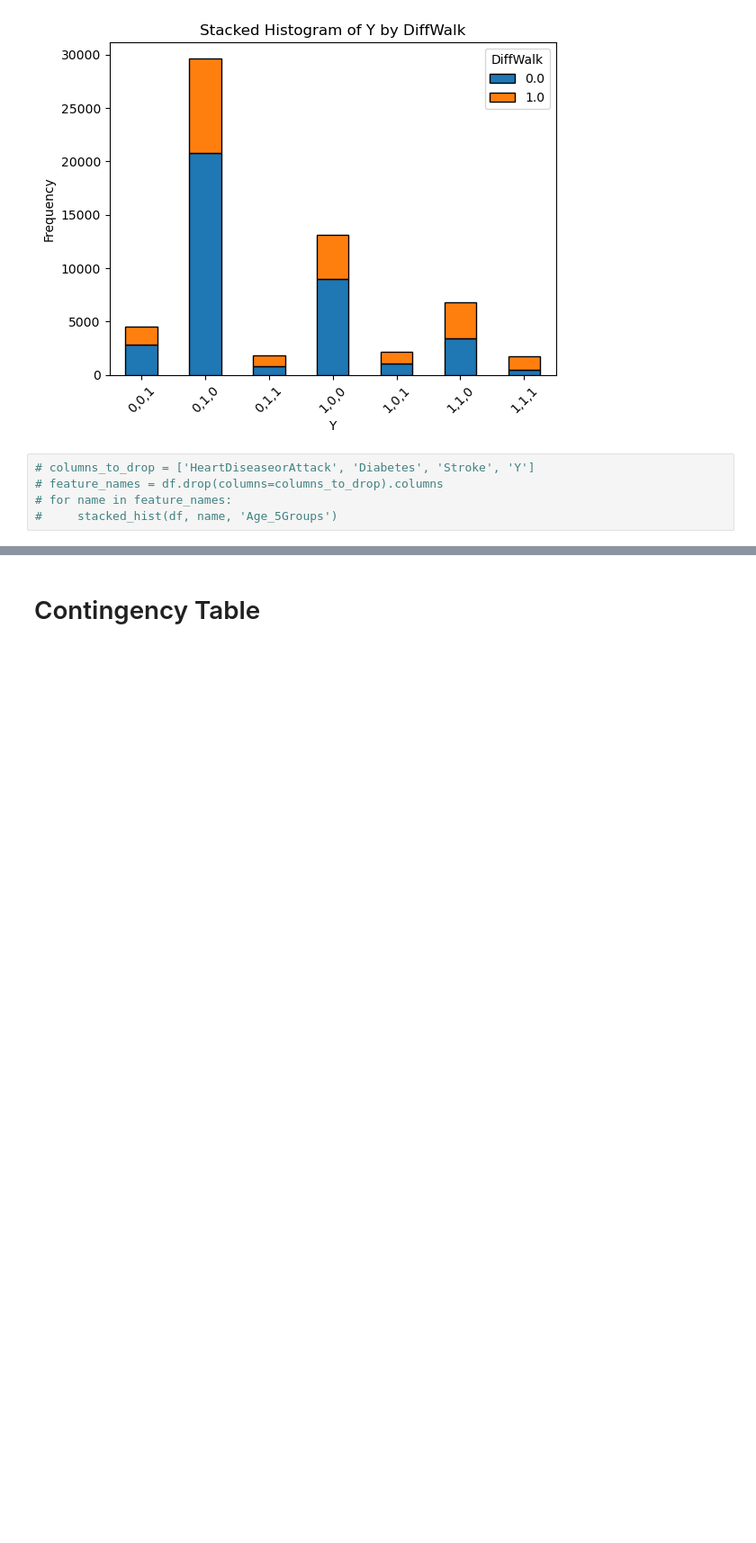
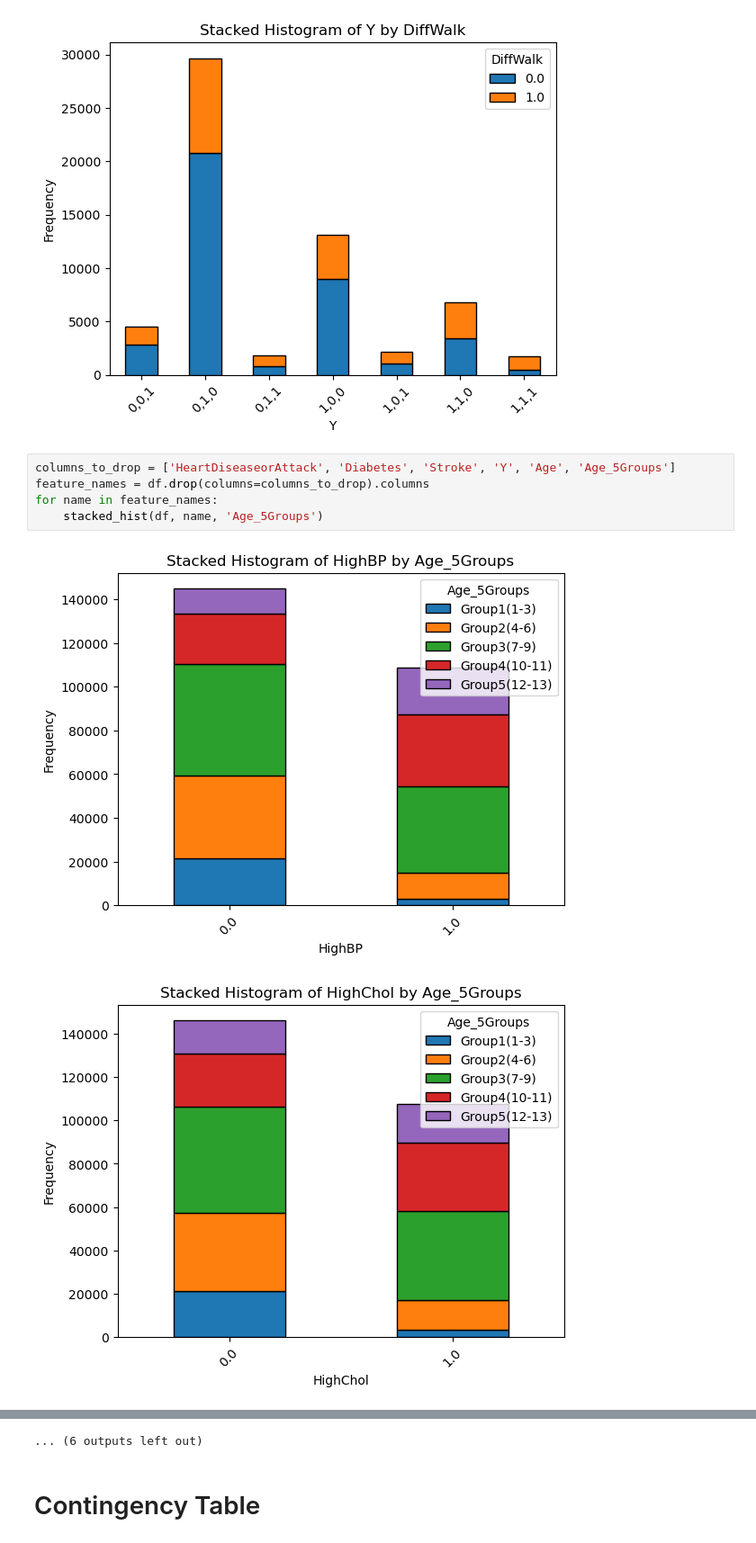
Before and after one commit to hubao666/Data-Analysis-for-BRFSS2015-Data, a Jupyter notebook: mid_proj.ipynb, the cells around one changed output, grey strips where cells are left out. Shown at 90% size. Saved outputs shown, nothing was run; the diff lists cells and outputs as text; blank space fills up the shorter version.

```diff
--- a/mid_proj.ipynb
+++ b/mid_proj.ipynb
@@ -114,7 +115,10 @@ stacked_hist(df, 'Y', 'DiffWalk', drop_Y000=True)
 # %% [output]
 [figure]
 # %%
-# columns_to_drop = ['HeartDiseaseorAttack', 'Diabetes', 'Stroke', 'Y']
-# feature_names = df.drop(columns=columns_to_drop).columns
-# for name in feature_names:
-#     stacked_hist(df, name, 'Age_5Groups')
+columns_to_drop = ['HeartDiseaseorAttack', 'Diabetes', 'Stroke', 'Y', 'Age', 'Age_5Groups']
+feature_names = df.drop(columns=columns_to_drop).columns
+for name in feature_names:
+    stacked_hist(df, name, 'Age_5Groups')
+# %% [output]
+[figure, added]
+[figure, added]
@@ -121,2 +135,3 @@ stacked_hist(df, 'Y', 'DiffWalk', drop_Y000=True)
+... (6 outputs left out)
 # %% [markdown]
 # Contingency Table
```
Also changed, not shown: parts of 17 cells of this notebook.
